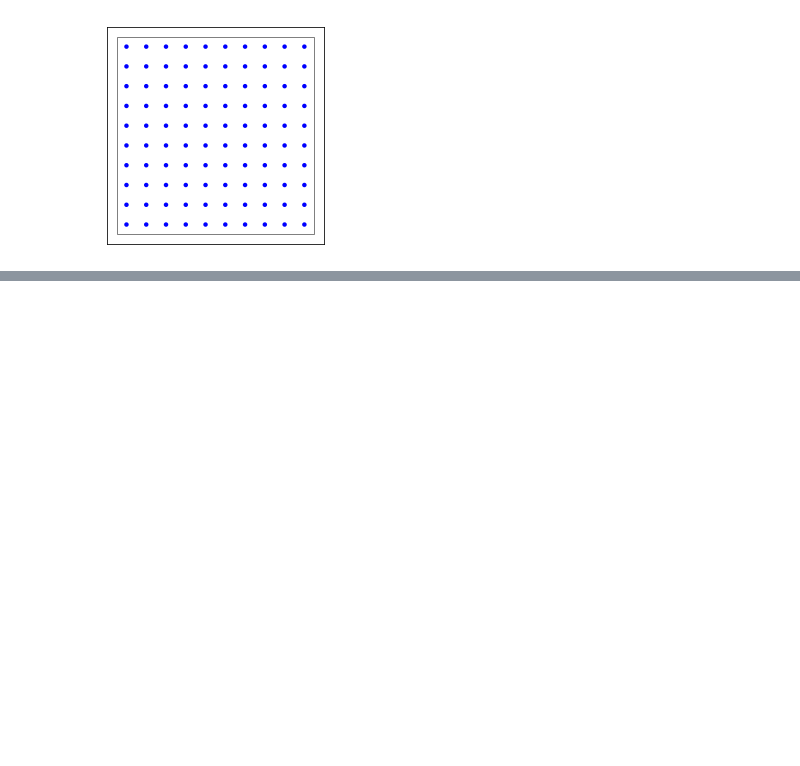
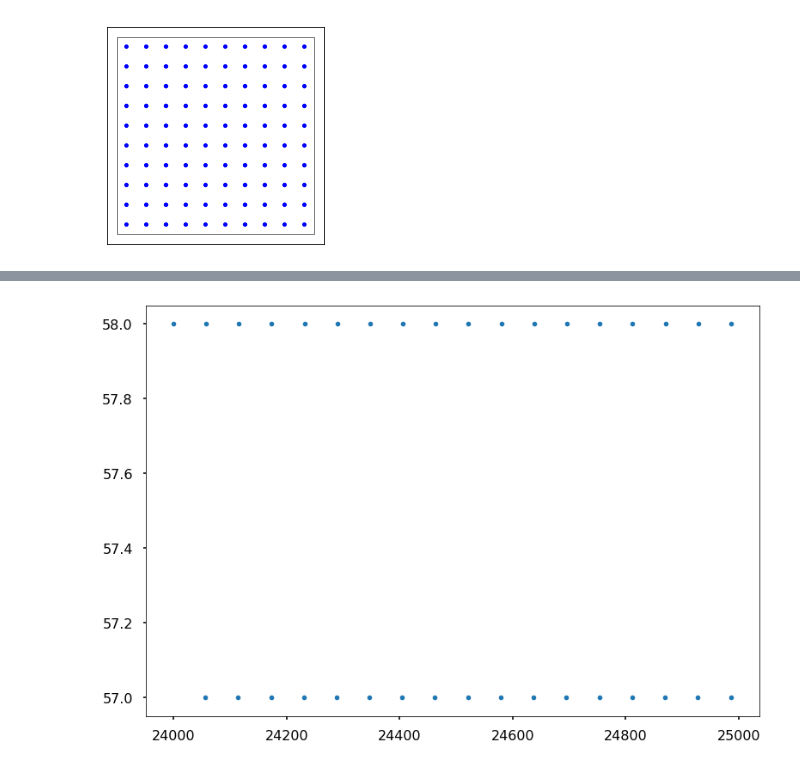
Before and after one commit to neuronstar/learn-nest-simulator, a Jupyter notebook: ipynb/connections.ipynb, the cells around one changed output, grey strips where cells are left out. Saved outputs shown, nothing was run; the diff lists cells and outputs as text; code cells hidden in the pictures; blank space fills up the shorter version.

```diff
--- a/ipynb/connections.ipynb
+++ b/ipynb/connections.ipynb
@@ -32,0 +175,8 @@ NESTError: ArgumentError in GetConnections
+# %%
+dSD = nest.GetStatus(spikedetector,keys="events")[0]
+evs = dSD["senders"]
+ts = dSD["times"]
+plt.plot(ts, evs, ".")
+plt.show()
+# %% [output]
+[figure, added]
```
Also changed, not shown: parts of 35 cells of this notebook.
